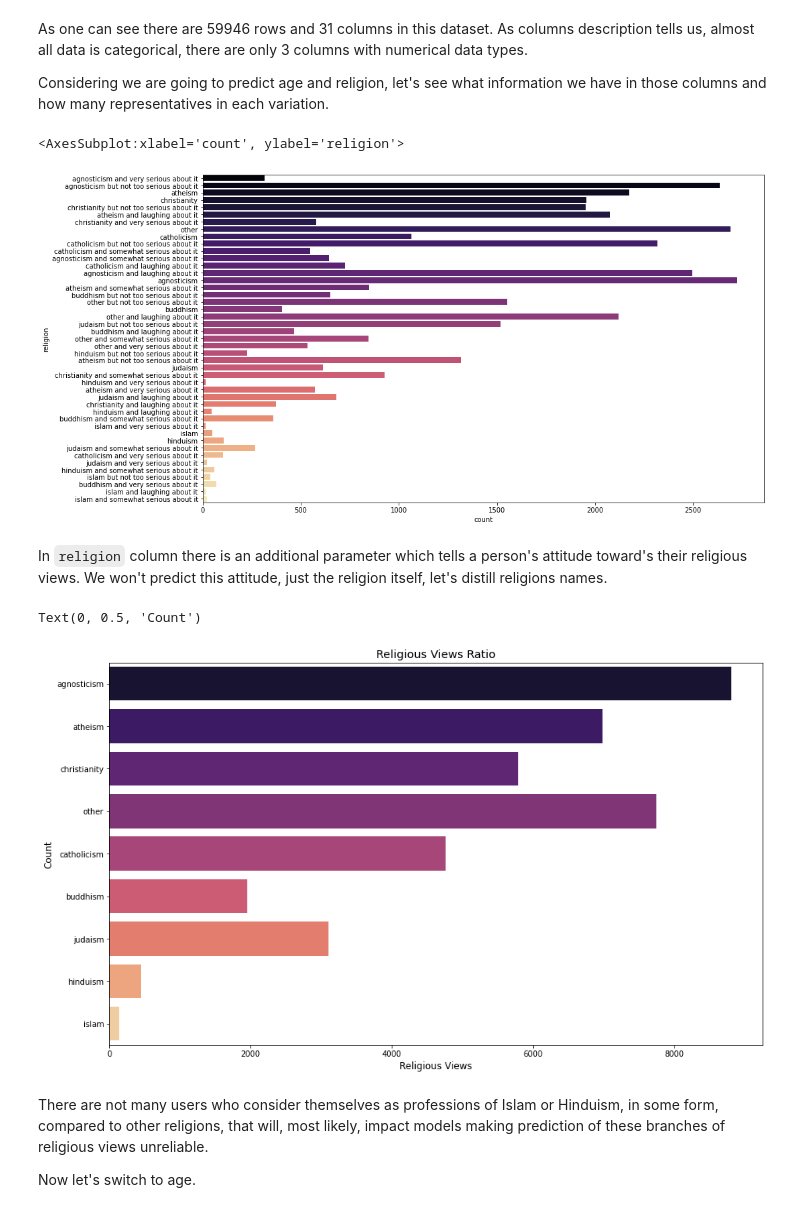
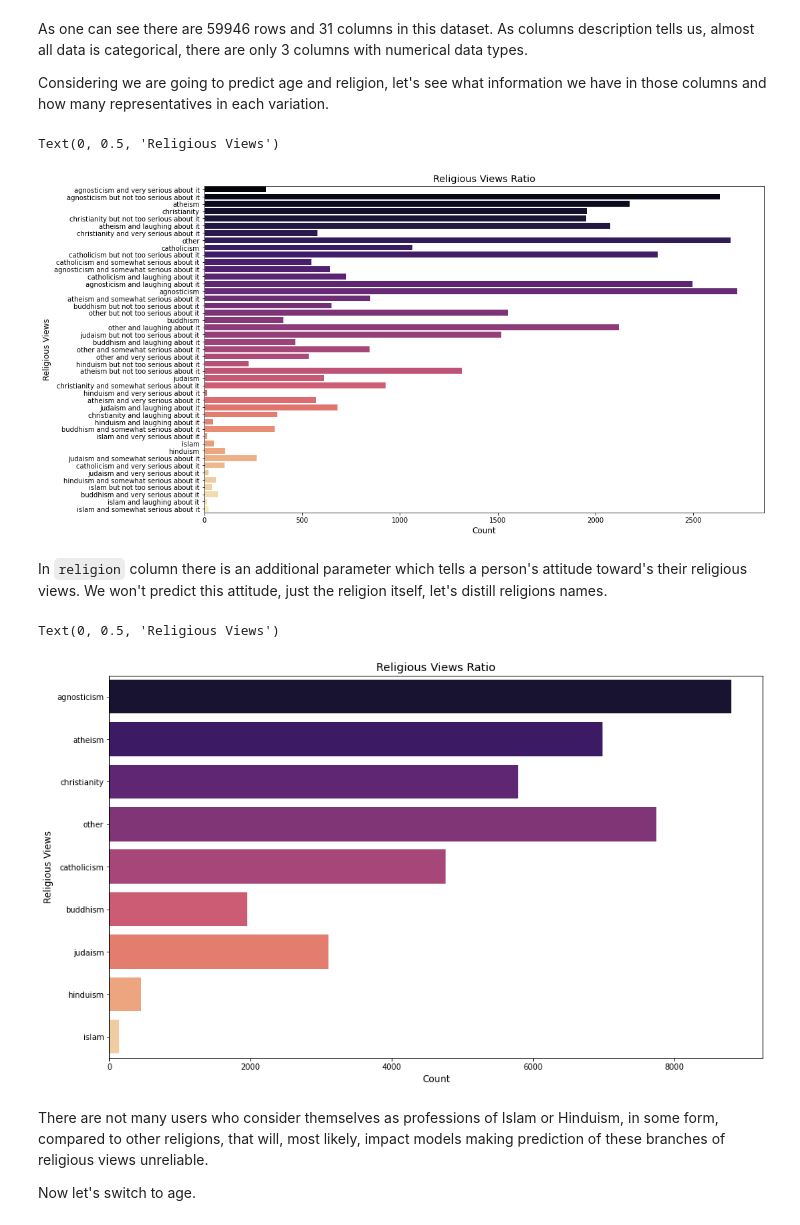
Before and after one commit to 3quetra/portfolio, a Jupyter notebook: ml/supervised_learning/dating_app_profiles_analysis.ipynb, the cells around one changed output. Saved outputs shown, nothing was run; the diff lists cells and outputs as text; code cells hidden in the pictures.

```diff
--- a/ml/supervised_learning/dating_app_profiles_analysis.ipynb
+++ b/ml/supervised_learning/dating_app_profiles_analysis.ipynb
@@ -124,11 +124,15 @@ Considering we are going to predict age and religion, let's see what information
 # %%
 # Set figure size
 plt.figure(figsize=(15,9))
 # Draw countplot
-sns.countplot(data=profiles, y="religion", palette='magma')
+ax = sns.countplot(data=profiles, y="religion", palette='magma')
+# Add descriptions
+ax.set_title('Religious Views Ratio', fontsize = 'x-large')
+ax.set_xlabel('Count', fontsize = 'large')
+ax.set_ylabel('Religious Views', fontsize = 'large')
 # %% [output]
-<AxesSubplot:xlabel='count', ylabel='religion'>
+Text(0, 0.5, 'Religious Views')
-[figure, old version]
+[figure, new version]
 # %% [markdown]
 In `religion` column there is an additional parameter which tells a person's attitude toward's their religious views. We won't predict this attitude, just the religion itself, let's distill religions names.
 # %%
@@ -140,11 +144,11 @@ plt.figure(figsize=(15,9))
 ax = sns.countplot(data=profiles, y="religion", palette='magma')
 # Add descriptions
 ax.set_title('Religious Views Ratio', fontsize = 'x-large')
-ax.set_xlabel('Religious Views', fontsize = 'large')
-ax.set_ylabel('Count', fontsize = 'large')
+ax.set_xlabel('Count', fontsize = 'large')
+ax.set_ylabel('Religious Views', fontsize = 'large')
 # %% [output]
-Text(0, 0.5, 'Count')
+Text(0, 0.5, 'Religious Views')
-[figure, old version]
+[figure, new version]
 # %% [markdown]
 There are not many users who consider themselves as professions of Islam or Hinduism, in some form, compared to other religions, that will, most likely, impact models making prediction of these branches of religious views unreliable.
 
```
Also changed, not shown: parts of 3 cells of this notebook.
